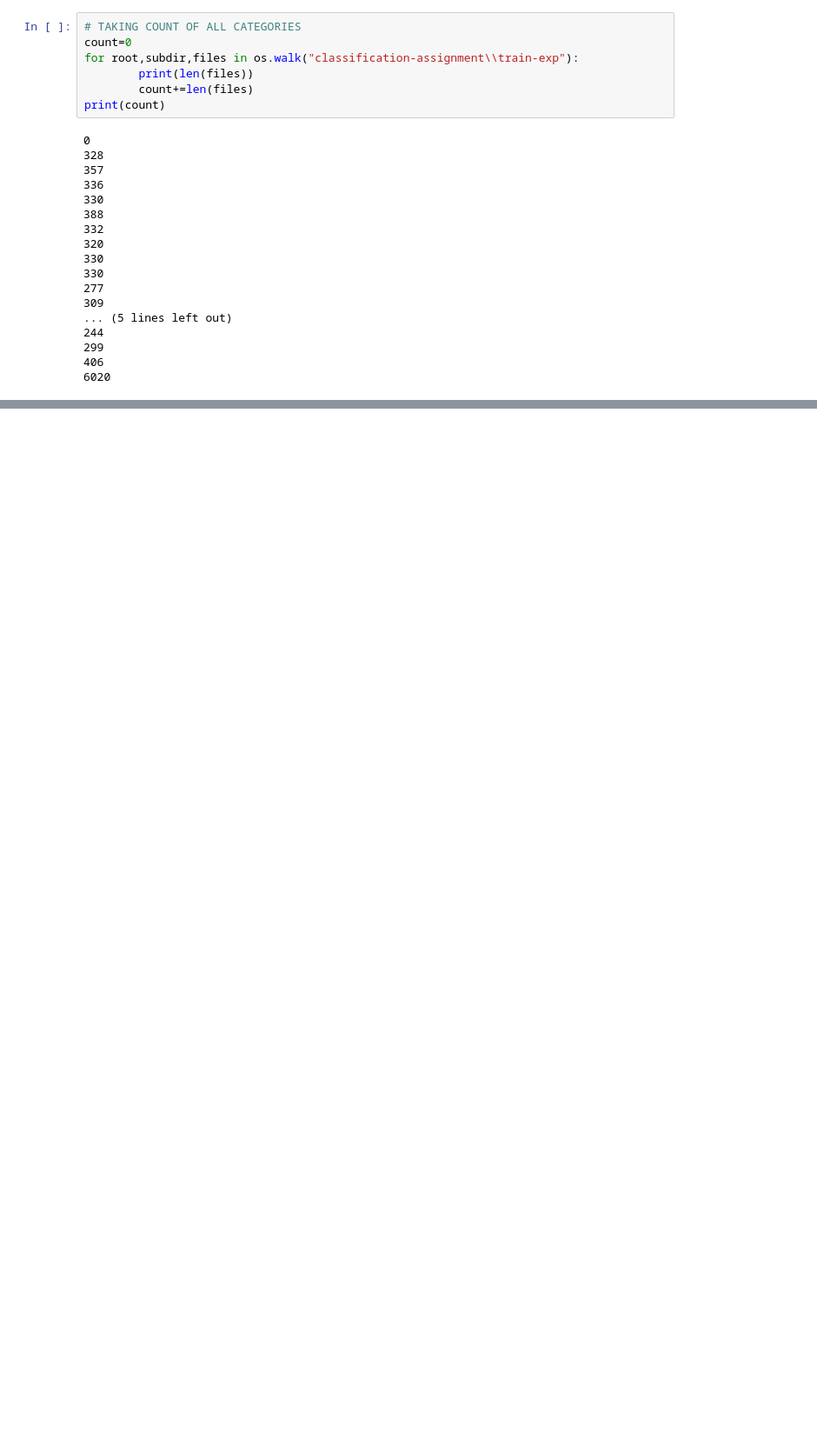
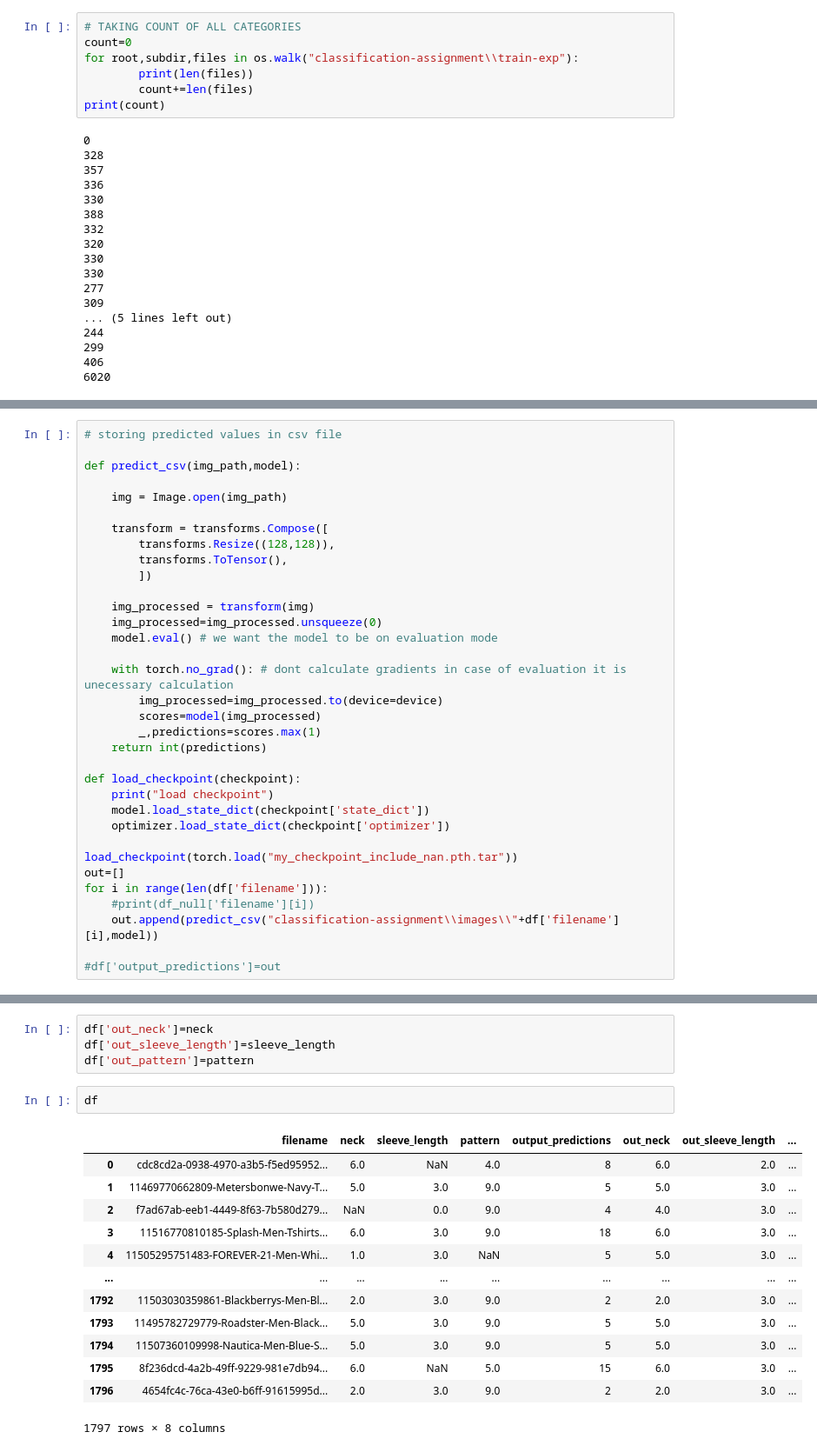
Before and after one commit to rnag5076/fashion-image-classification, a Jupyter notebook: analysis.ipynb, the cells around one changed output, grey strips where cells are left out. Shown at 87% size. Saved outputs shown, nothing was run; the diff lists cells and outputs as text; blank space fills up the shorter version.

```diff
--- a/analysis.ipynb
+++ b/analysis.ipynb
@@ -891,0 +894,34 @@ loss at epoch 57 is 0.445
+# %%
+# storing predicted values in csv file
+
+def predict_csv(img_path,model):
+
+    img = Image.open(img_path)
+
+    transform = transforms.Compose([
+        transforms.Resize((128,128)),
+        transforms.ToTensor(),
+        ])
+
+    img_processed = transform(img)
+    img_processed=img_processed.unsqueeze(0)
+    model.eval() # we want the model to be on evaluation mode
+
+    with torch.no_grad(): # dont calculate gradients in case of evaluation it is unecessary calculation
+        img_processed=img_processed.to(device=device)
+        scores=model(img_processed)
+        _,predictions=scores.max(1)
+    return int(predictions)
+
+def load_checkpoint(checkpoint):
+    print("load checkpoint")
+    model.load_state_dict(checkpoint['state_dict'])
+    optimizer.load_state_dict(checkpoint['optimizer'])
+
+load_checkpoint(torch.load("my_checkpoint_include_nan.pth.tar"))
+out=[]
+for i in range(len(df['filename'])):
+    #print(df_null['filename'][i])
+    out.append(predict_csv("classification-assignment\\images\\"+df['filename'][i],model))
+
+#df['output_predictions']=out
@@ -891,0 +1030,20 @@ loss at epoch 57 is 0.445
+# %%
+df['out_neck']=neck
+df['out_sleeve_length']=sleeve_length
+df['out_pattern']=pattern
+# %%
+df
+# %% [output]
+|  | filename | neck | sleeve_length | pattern | output_predictions | out_neck | out_sleeve_length | ... |
+| 0 | cdc8cd2a-0938-4970-a3b5-f5ed95952... | 6.0 | NaN | 4.0 | 8 | 6.0 | 2.0 | ... |
+| 1 | 11469770662809-Metersbonwe-Navy-T... | 5.0 | 3.0 | 9.0 | 5 | 5.0 | 3.0 | ... |
+| 2 | f7ad67ab-eeb1-4449-8f63-7b580d279... | NaN | 0.0 | 9.0 | 4 | 4.0 | 3.0 | ... |
+| 3 | 11516770810185-Splash-Men-Tshirts... | 6.0 | 3.0 | 9.0 | 18 | 6.0 | 3.0 | ... |
+| 4 | 11505295751483-FOREVER-21-Men-Whi... | 1.0 | 3.0 | NaN | 5 | 5.0 | 3.0 | ... |
+| ... | ... | ... | ... | ... | ... | ... | ... | ... |
+| 1792 | 11503030359861-Blackberrys-Men-Bl... | 2.0 | 3.0 | 9.0 | 2 | 2.0 | 3.0 | ... |
+| 1793 | 11495782729779-Roadster-Men-Black... | 5.0 | 3.0 | 9.0 | 5 | 5.0 | 3.0 | ... |
+| 1794 | 11507360109998-Nautica-Men-Blue-S... | 5.0 | 3.0 | 9.0 | 5 | 5.0 | 3.0 | ... |
+| 1795 | 8f236dcd-4a2b-49ff-9229-981e7db94... | 6.0 | NaN | 5.0 | 15 | 6.0 | 3.0 | ... |
+| 1796 | 4654fc4c-76ca-43e0-b6ff-91615995d... | 2.0 | 3.0 | 9.0 | 2 | 2.0 | 3.0 | ... |
+1797 rows × 8 columns
```
Also changed, not shown: parts of 4 cells of this notebook.
